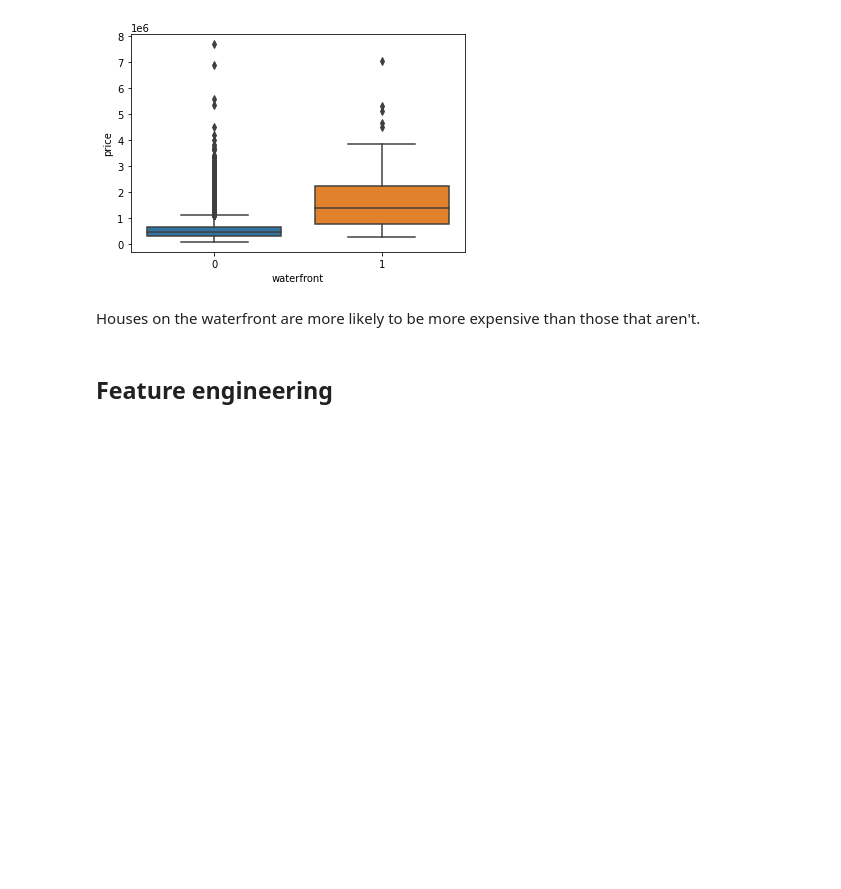
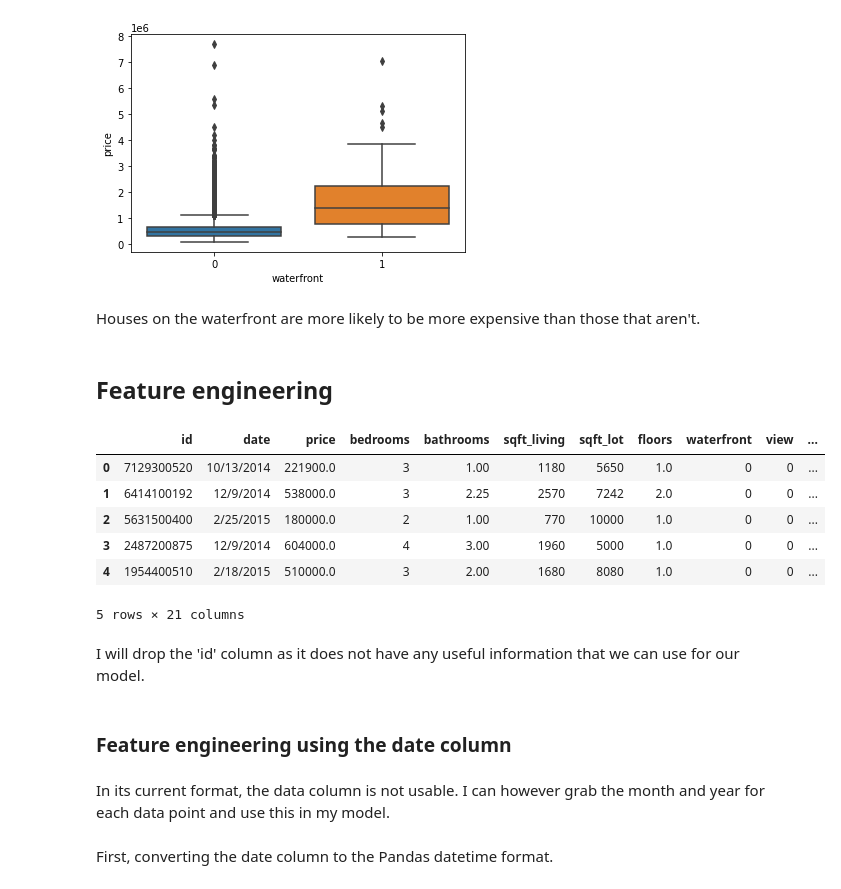
Before and after one commit to pritzp33/housing_TensorFlow_regression, a Jupyter notebook: KC Housing - TensorFlow Regression.ipynb, the cells around one changed output. Drawn from its saved outputs; the diff is of its cells as text; code cells hidden in the pictures; blank space fills up the shorter version.

Commit message:
Feature engineering

```diff
--- a/KC Housing - TensorFlow Regression.ipynb
+++ b/KC Housing - TensorFlow Regression.ipynb
@@ -166,3 +166,15 @@ sns.boxplot(x='waterfront',y='price',data=df)
 Houses on the waterfront are more likely to be more expensive than those that aren't.
 # %% [markdown]
 ## Feature engineering
+# %%
+df.head()
+# %% [output]
+|  | id | date | price | bedrooms | bathrooms | sqft_living | sqft_lot | floors | waterfront | view | ... |
+| 0 | 7129300520 | 10/13/2014 | 221900.0 | 3 | 1.00 | 1180 | 5650 | 1.0 | 0 | 0 | ... |
+| 1 | 6414100192 | 12/9/2014 | 538000.0 | 3 | 2.25 | 2570 | 7242 | 2.0 | 0 | 0 | ... |
+| 2 | 5631500400 | 2/25/2015 | 180000.0 | 2 | 1.00 | 770 | 10000 | 1.0 | 0 | 0 | ... |
+| 3 | 2487200875 | 12/9/2014 | 604000.0 | 4 | 3.00 | 1960 | 5000 | 1.0 | 0 | 0 | ... |
+| 4 | 1954400510 | 2/18/2015 | 510000.0 | 3 | 2.00 | 1680 | 8080 | 1.0 | 0 | 0 | ... |
+5 rows × 21 columns
+# %% [markdown]
+I will drop the 'id' column as it does not have any useful information that we can use for our model.
@@ -168,0 +183,6 @@ Houses on the waterfront are more likely to be more expensive than those that ar
+# %% [markdown]
+### Feature engineering using the date column
+# %% [markdown]
+In its current format, the data column is not usable. I can however grab the month and year for each data point and use this in my model.
+# %% [markdown]
+First, converting the date column to the Pandas datetime format.
```
Also changed, not shown: parts of 15 cells of this notebook.
